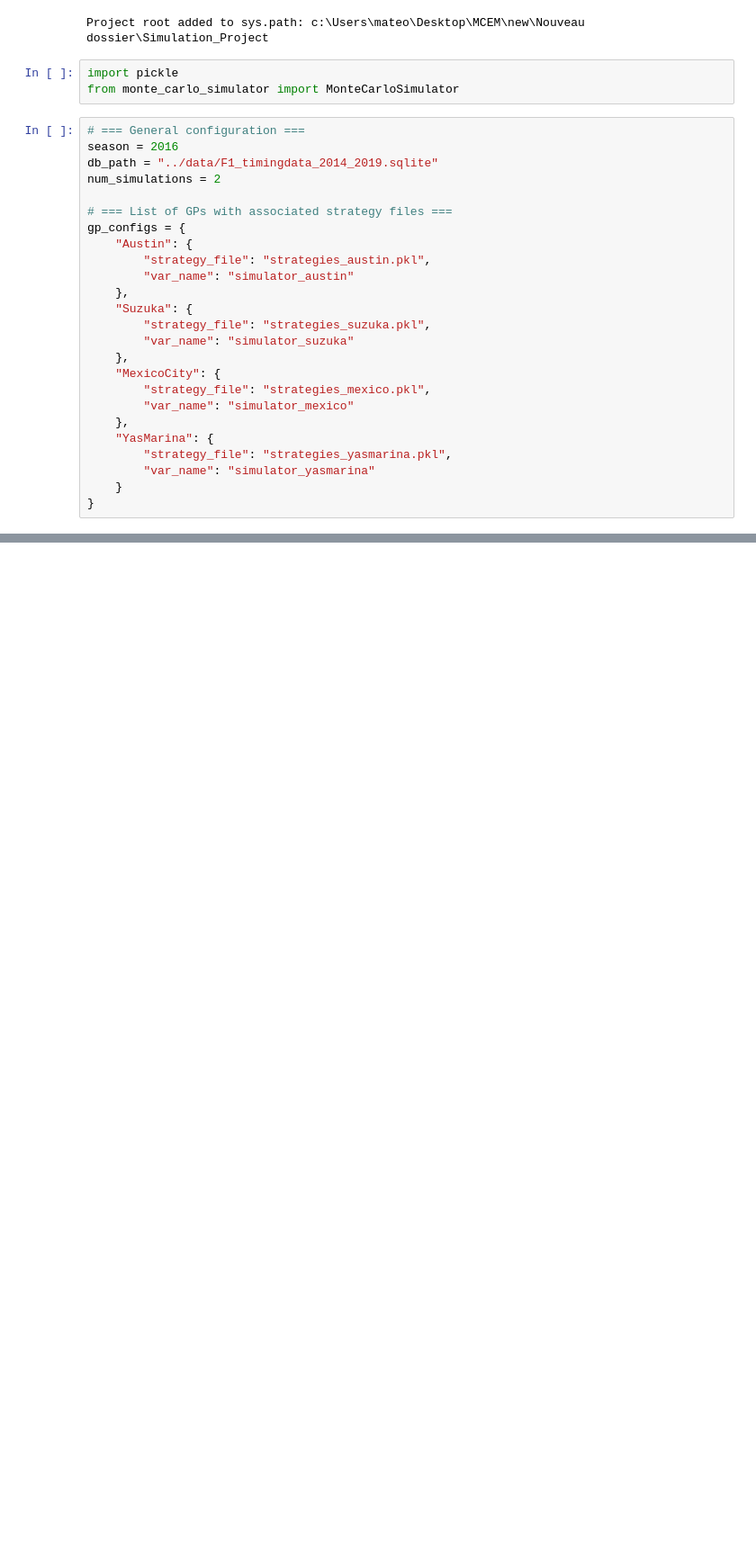
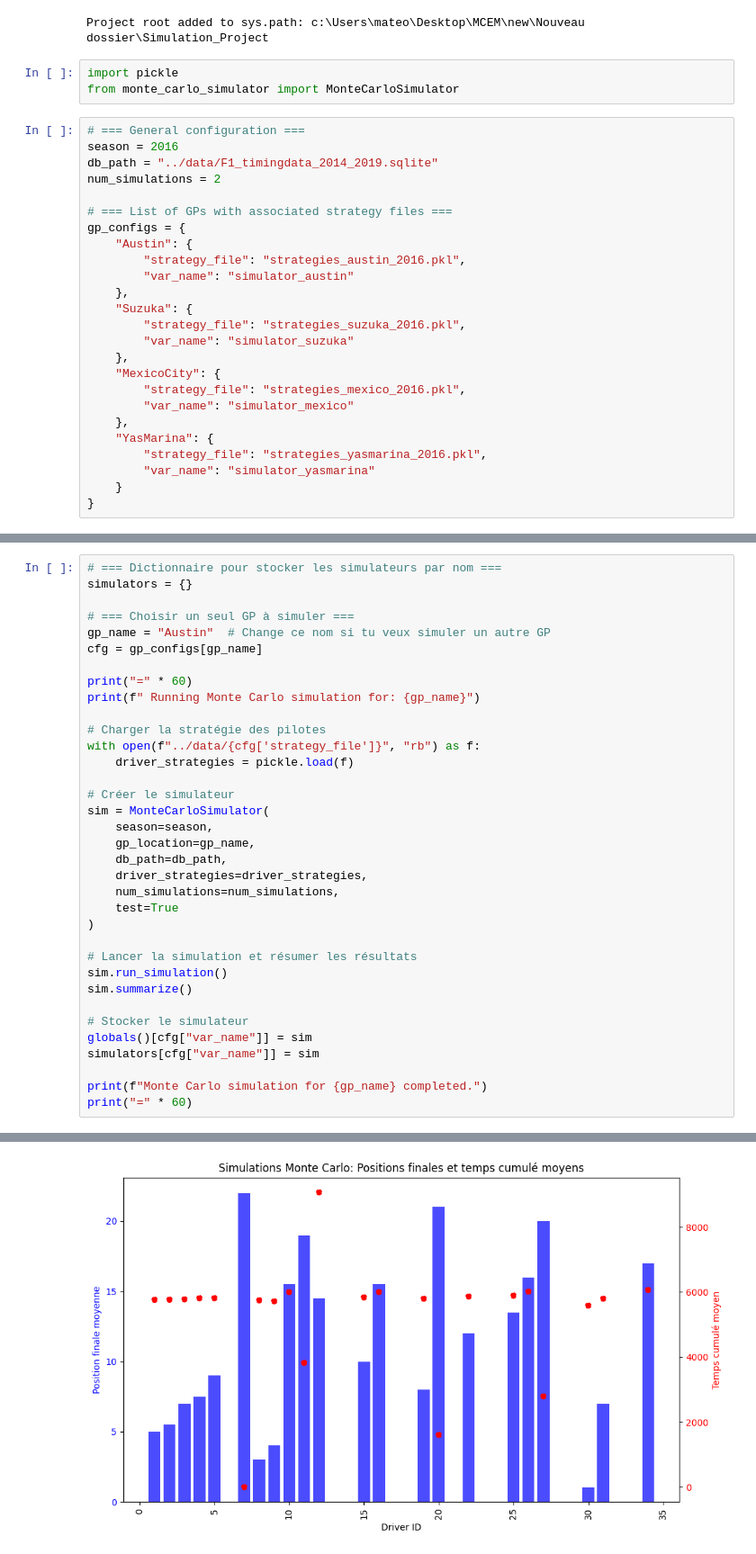
Before and after one commit to emy-olivieri/Formula_1_Race_Time_Simulation_and_Strategy_Optimization, a Jupyter notebook: notebooks/2-simulation_runner.ipynb, the cells around one changed output, grey strips where cells are left out. Shown at 90% size. Saved outputs shown, nothing was run; the diff lists cells and outputs as text; blank space fills up the shorter version.

```diff
--- a/notebooks/2-simulation_runner.ipynb
+++ b/notebooks/2-simulation_runner.ipynb
@@ -24,19 +24,19 @@ num_simulations = 2
 # === List of GPs with associated strategy files ===
 gp_configs = {
     "Austin": {
-        "strategy_file": "strategies_austin.pkl",
+        "strategy_file": "strategies_austin_2016.pkl",
         "var_name": "simulator_austin"
     },
     "Suzuka": {
-        "strategy_file": "strategies_suzuka.pkl",
+        "strategy_file": "strategies_suzuka_2016.pkl",
         "var_name": "simulator_suzuka"
     },
     "MexicoCity": {
-        "strategy_file": "strategies_mexico.pkl",
+        "strategy_file": "strategies_mexico_2016.pkl",
         "var_name": "simulator_mexico"
     },
     "YasMarina": {
-        "strategy_file": "strategies_yasmarina.pkl",
+        "strategy_file": "strategies_yasmarina_2016.pkl",
         "var_name": "simulator_yasmarina"
     }
 }
@@ -123,0 +125,36 @@ relevant entries before the concat operation.
+# %%
+# === Dictionnaire pour stocker les simulateurs par nom ===
+simulators = {}
+
+# === Choisir un seul GP à simuler ===
+gp_name = "Austin"  # Change ce nom si tu veux simuler un autre GP
+cfg = gp_configs[gp_name]
+
+print("=" * 60)
+print(f" Running Monte Carlo simulation for: {gp_name}")
+
+# Charger la stratégie des pilotes
+with open(f"../data/{cfg['strategy_file']}", "rb") as f:
+    driver_strategies = pickle.load(f)
+
+# Créer le simulateur
+sim = MonteCarloSimulator(
+    season=season,
+    gp_location=gp_name,
+    db_path=db_path,
+    driver_strategies=driver_strategies,
+    num_simulations=num_simulations,
+    test=True
+)
+
+# Lancer la simulation et résumer les résultats
+sim.run_simulation()
+sim.summarize()
+
+# Stocker le simulateur
+globals()[cfg["var_name"]] = sim
+simulators[cfg["var_name"]] = sim
+
+print(f"Monte Carlo simulation for {gp_name} completed.")
+print("=" * 60)
+# %% [output]
@@ -123,0 +183 @@ relevant entries before the concat operation.
+[figure, added]
```
Also changed, not shown: parts of 2 cells of this notebook, 13 other files.
